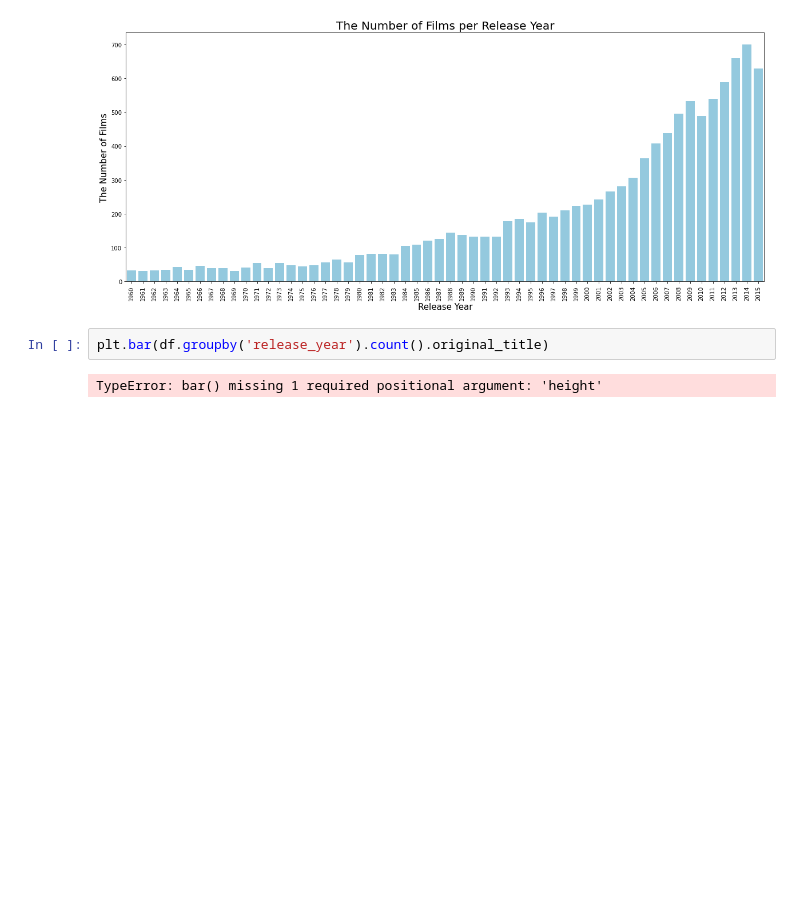
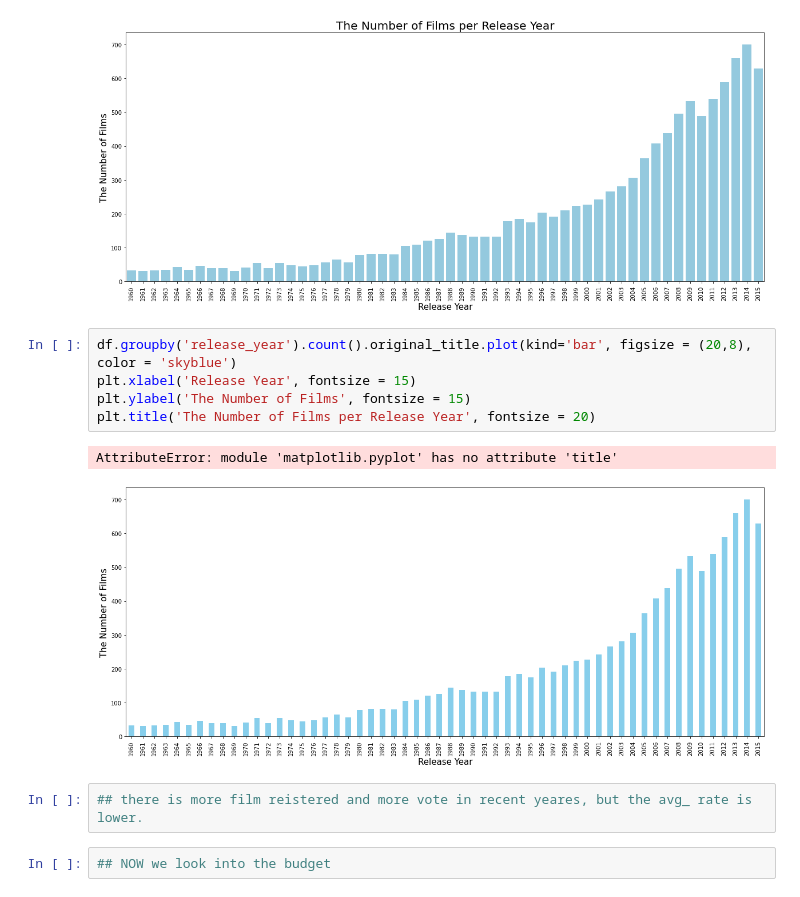
Before and after one commit to KaoriMI/Project_Investigate_a_Dataset, a Jupyter notebook: Draft_report.ipynb, the cells around one changed output. Saved outputs shown, nothing was run; the diff lists cells and outputs as text; blank space fills up the shorter version.

```diff
--- a/Draft_report.ipynb
+++ b/Draft_report.ipynb
@@ -156,7 +159,15 @@ ax.set_title('The Number of Films per Release Year', fontsize = 20)
 ax.set_xticklabels(ax.get_xticklabels(), rotation = 90);
 # %% [output]
 [figure]
-# %%
-plt.bar(df.groupby('release_year').count().original_title)
-# %% [output]
-TypeError: bar() missing 1 required positional argument: 'height'
+# %%
+df.groupby('release_year').count().original_title.plot(kind='bar', figsize = (20,8), color = 'skyblue')
+plt.xlabel('Release Year', fontsize = 15)
+plt.ylabel('The Number of Films', fontsize = 15)
+plt.title('The Number of Films per Release Year', fontsize = 20)
+# %% [output]
+AttributeError: module 'matplotlib.pyplot' has no attribute 'title'
+[figure, added]
+# %%
+## there is more film reistered and more vote in recent yeares, but the avg_ rate is lower.
+# %%
+## NOW we look into the budget
```
Also changed, not shown: parts of 7 cells of this notebook.
